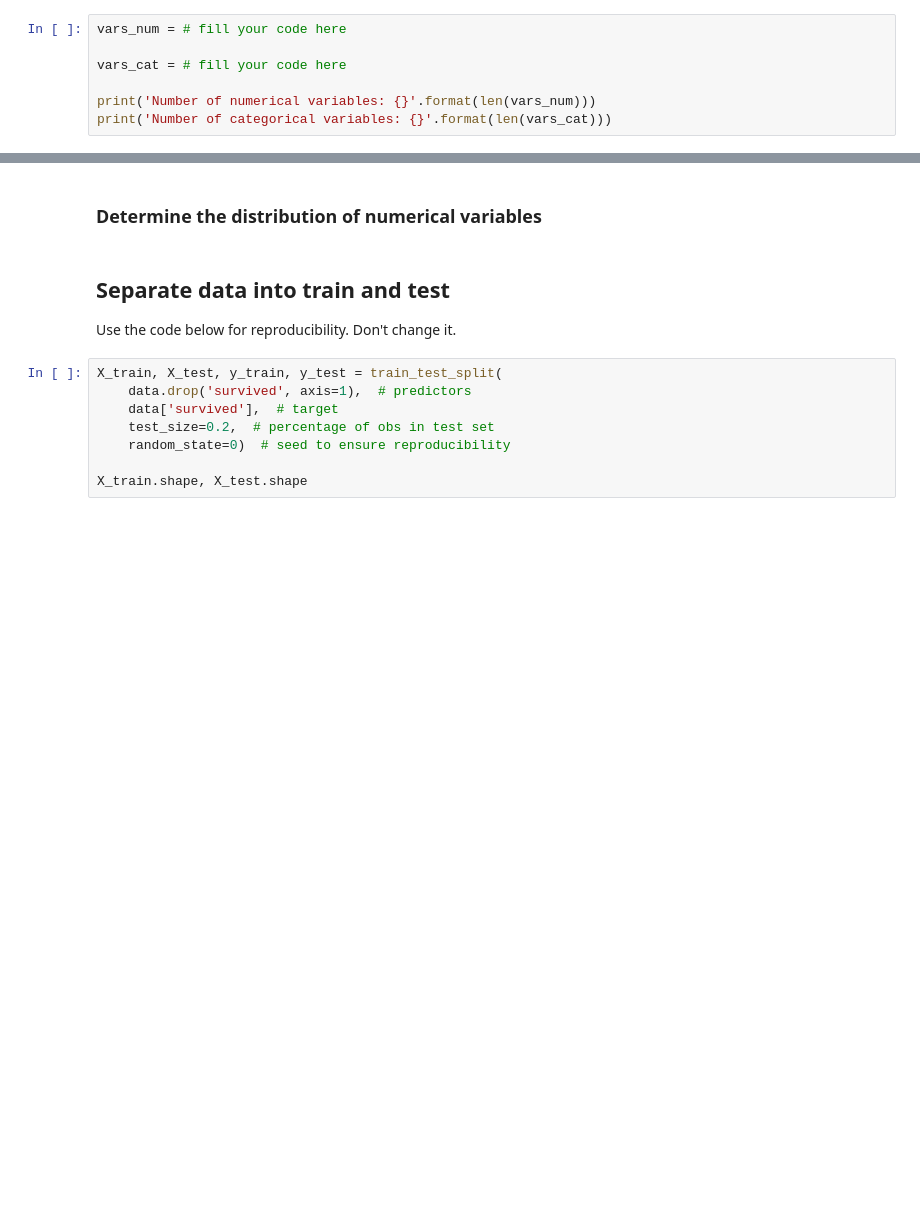
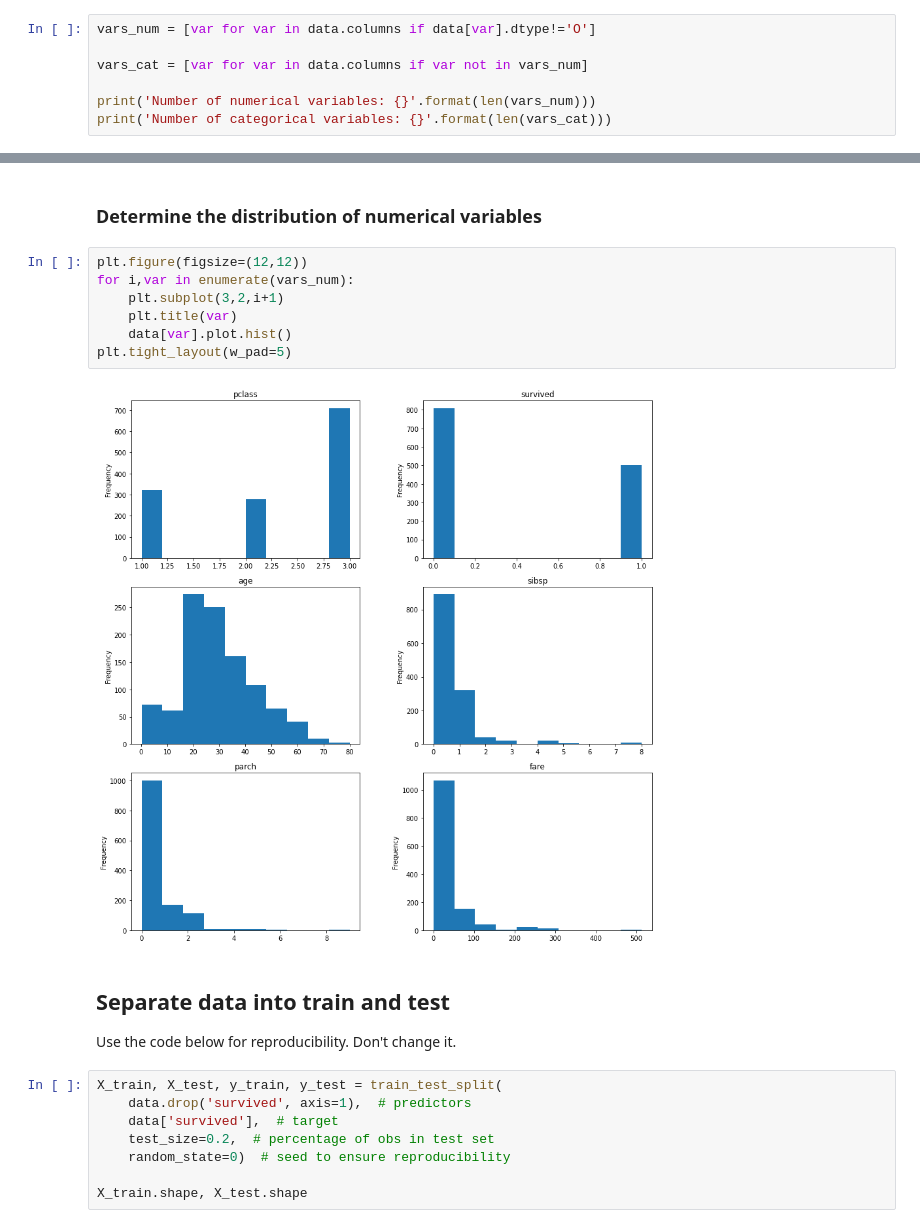
Before and after one commit to trainindata/deploying-machine-learning-models, a Jupyter notebook: section-04-research-and-development/titanic-assignment/01-predicting-survival-titanic-assignement.ipynb, the cells around one changed output, grey strips where cells are left out. Saved outputs shown, nothing was run; the diff lists cells and outputs as text; blank space fills up the shorter version.

```diff
--- a/section-04-research-and-development/titanic-assignment/01-predicting-survival-titanic-assignement.ipynb
+++ b/section-04-research-and-development/titanic-assignment/01-predicting-survival-titanic-assignement.ipynb
@@ -114,9 +114,9 @@ data.to_csv('titanic.csv', index=False)
 # %%
 target = 'survived'
 # %%
-vars_num = # fill your code here
+vars_num = [var for var in data.columns if data[var].dtype!='O']
 
-vars_cat = # fill your code here
+vars_cat = [var for var in data.columns if var not in vars_num]
 
 print('Number of numerical variables: {}'.format(len(vars_num)))
 print('Number of categorical variables: {}'.format(len(vars_cat)))
@@ -131,5 +162,14 @@ print('Number of categorical variables: {}'.format(len(vars_cat)))
 # %% [markdown]
 ### Determine the distribution of numerical variables
+# %%
+plt.figure(figsize=(12,12))
+for i,var in enumerate(vars_num):
+    plt.subplot(3,2,i+1)
+    plt.title(var)
+    data[var].plot.hist()
+plt.tight_layout(w_pad=5)
+# %% [output]
+[figure, added]
 # %% [markdown]
 ## Separate data into train and test
 
```
Also changed, not shown: parts of 28 cells of this notebook, 3 other files.
